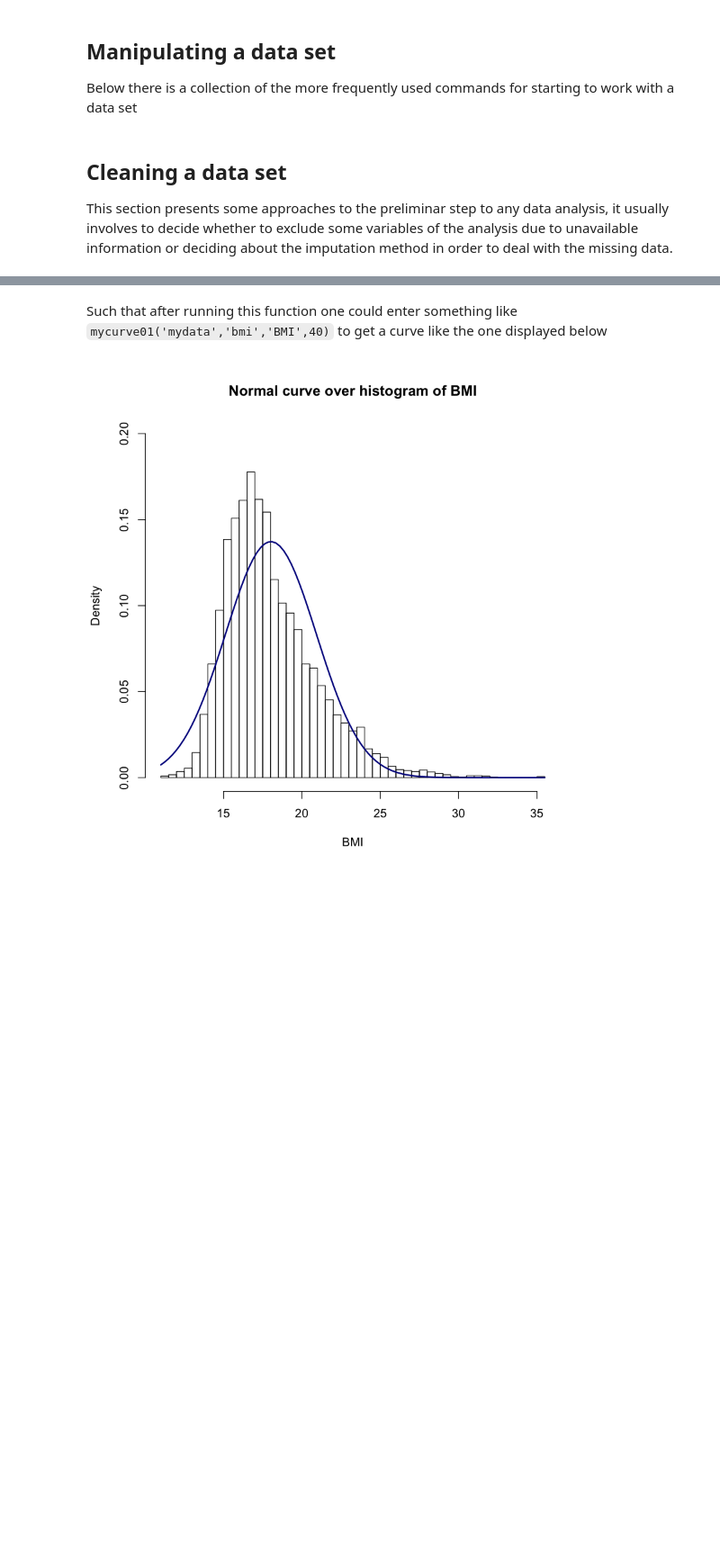
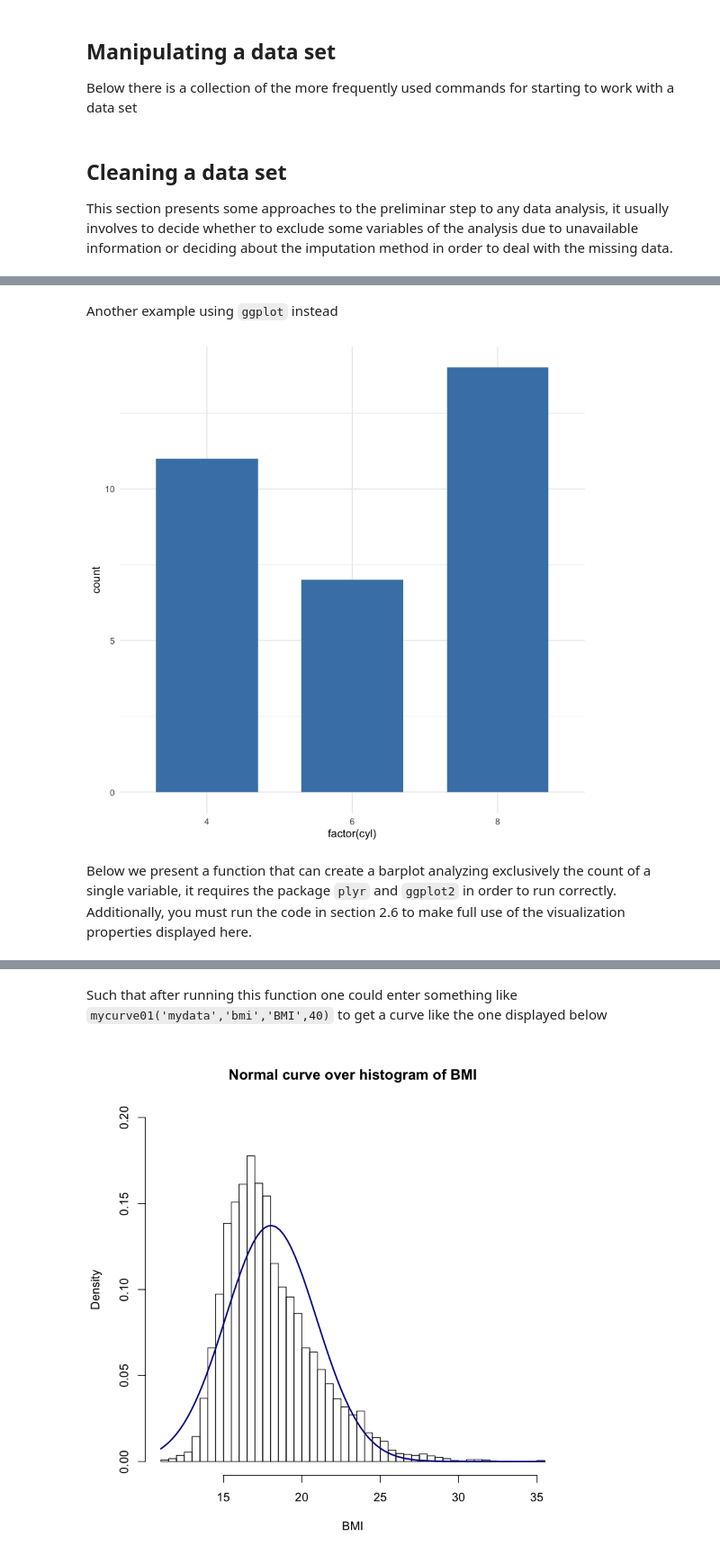
Before and after one commit to billytaipei101/6-R-statistics-for-Psy, a Jupyter notebook: R stats for psy.ipynb, the cells around one changed output, grey strips where cells are left out. Shown at 90% size. Drawn from its saved outputs; the diff is of its cells as text; code cells hidden in the pictures; blank space fills up the shorter version.

```diff
--- a/R stats for psy.ipynb
+++ b/R stats for psy.ipynb
@@ -347,0 +411,11 @@ This section presents some approaches to the preliminar step to any data analysi
+# %% [markdown]
+Another example using `ggplot` instead
+# %%
+library('ggplot2')
+ggplot(mtcars, aes(factor(cyl)))+
+  geom_bar(width=0.7, fill="steelblue")+
+  theme_minimal()
+# %% [output]
+[figure, added]
+# %% [markdown]
+Below we present a function that can create a barplot analyzing exclusively the count of a single variable, it requires the package `plyr` and `ggplot2` in order to run correctly. Additionally, you must run the code in section 2.6 to make full use of the visualization properties displayed here.
```
Also changed, not shown: parts of 28 cells of this notebook.
